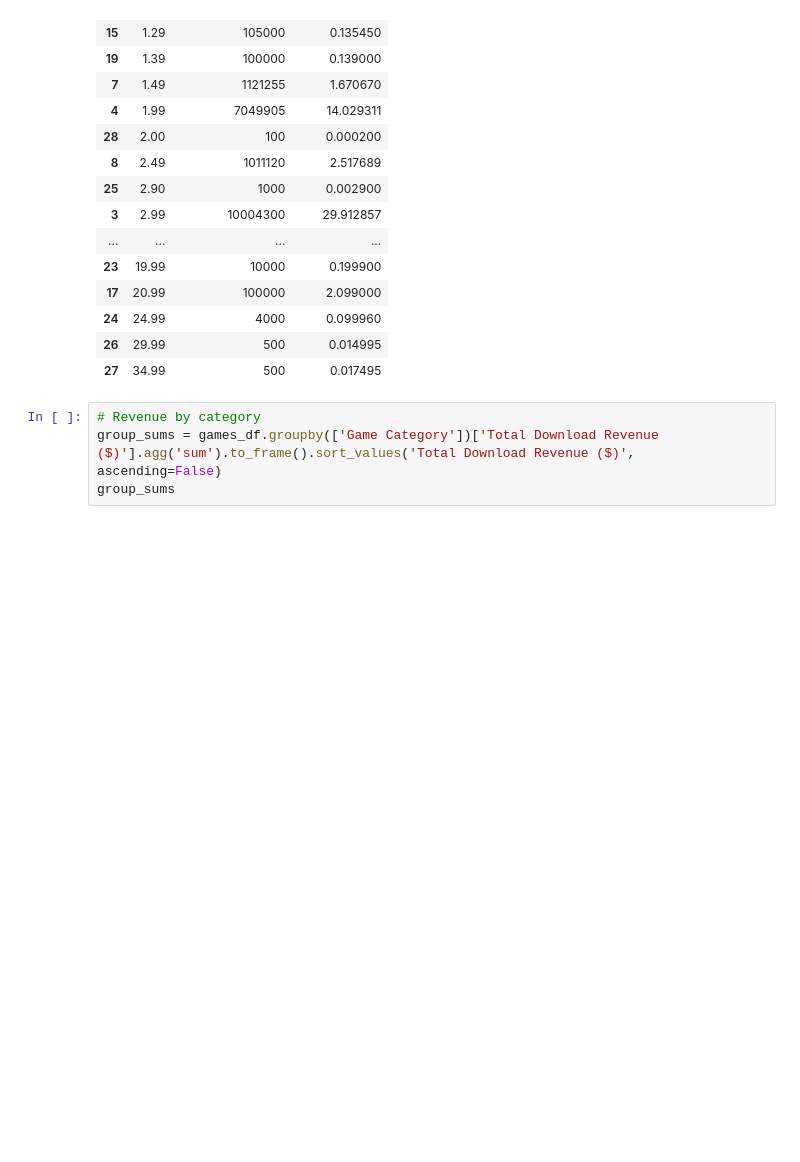
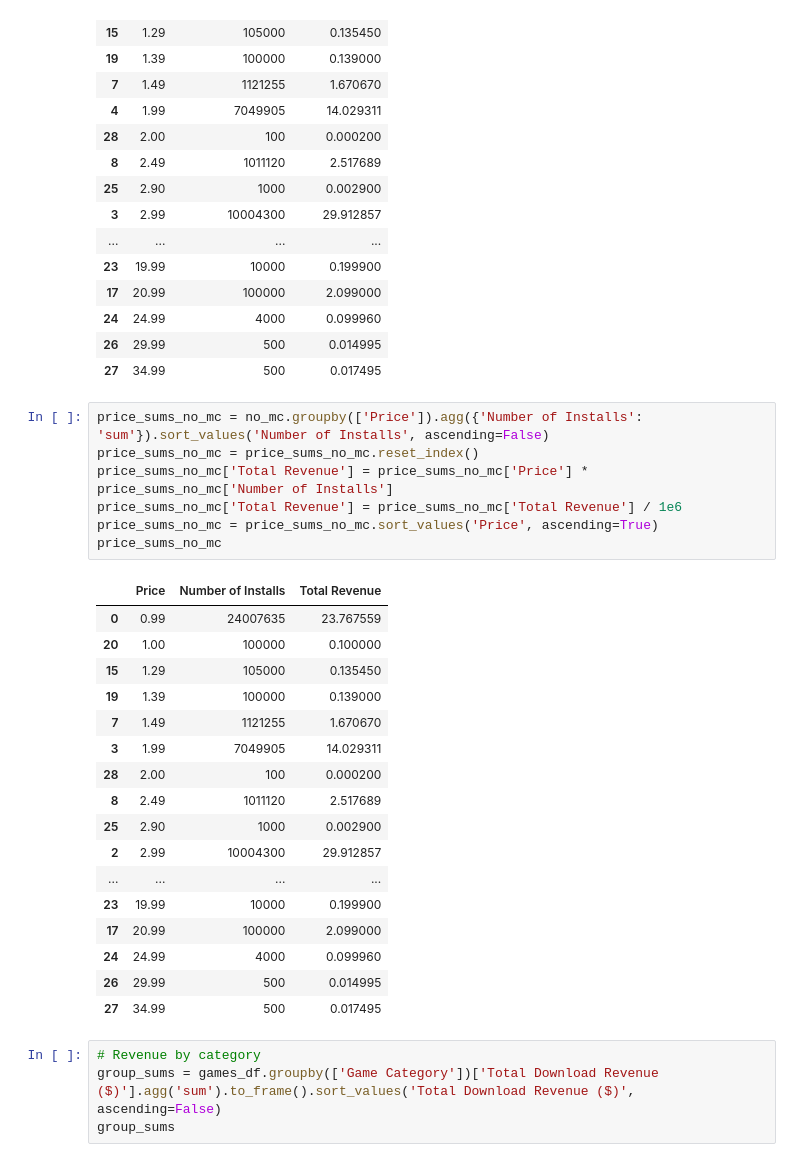
Before and after one commit to EmmanuelFabre/Play_Store_Analysis, a Jupyter notebook: Master Data Frame.ipynb, the cells around one changed output. Drawn from its saved outputs; the diff is of its cells as text; blank space fills up the shorter version.

```diff
--- a/Master Data Frame.ipynb
+++ b/Master Data Frame.ipynb
@@ -246,6 +246,31 @@ price_sums
 | 24 | 24.99 | 4000 | 0.099960 |
 | 26 | 29.99 | 500 | 0.014995 |
 | 27 | 34.99 | 500 | 0.017495 |
+# %%
+price_sums_no_mc = no_mc.groupby(['Price']).agg({'Number of Installs': 'sum'}).sort_values('Number of Installs', ascending=False)
+price_sums_no_mc = price_sums_no_mc.reset_index()
+price_sums_no_mc['Total Revenue'] = price_sums_no_mc['Price'] * price_sums_no_mc['Number of Installs']
+price_sums_no_mc['Total Revenue'] = price_sums_no_mc['Total Revenue'] / 1e6
+price_sums_no_mc = price_sums_no_mc.sort_values('Price', ascending=True)
+price_sums_no_mc
+# %% [output]
+|  | Price | Number of Installs | Total Revenue |
+| 0 | 0.99 | 24007635 | 23.767559 |
+| 20 | 1.00 | 100000 | 0.100000 |
+| 15 | 1.29 | 105000 | 0.135450 |
+| 19 | 1.39 | 100000 | 0.139000 |
+| 7 | 1.49 | 1121255 | 1.670670 |
+| 3 | 1.99 | 7049905 | 14.029311 |
+| 28 | 2.00 | 100 | 0.000200 |
+| 8 | 2.49 | 1011120 | 2.517689 |
+| 25 | 2.90 | 1000 | 0.002900 |
+| 2 | 2.99 | 10004300 | 29.912857 |
+| ... | ... | ... | ... |
+| 23 | 19.99 | 10000 | 0.199900 |
+| 17 | 20.99 | 100000 | 2.099000 |
+| 24 | 24.99 | 4000 | 0.099960 |
+| 26 | 29.99 | 500 | 0.014995 |
+| 27 | 34.99 | 500 | 0.017495 |
 # %%
 # Revenue by category
 group_sums = games_df.groupby(['Game Category'])['Total Download Revenue ($)'].agg('sum').to_frame().sort_values('Total Download Revenue ($)', ascending=False)
```
Also changed, not shown: parts of 2 cells of this notebook.
